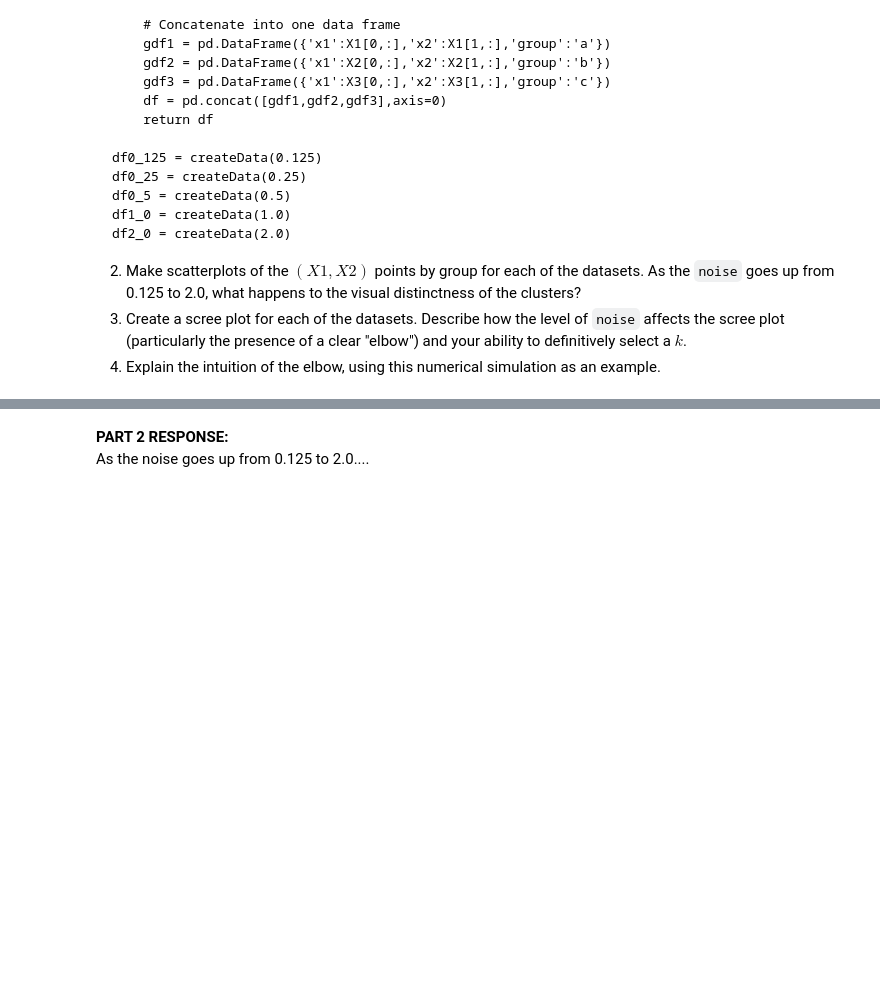
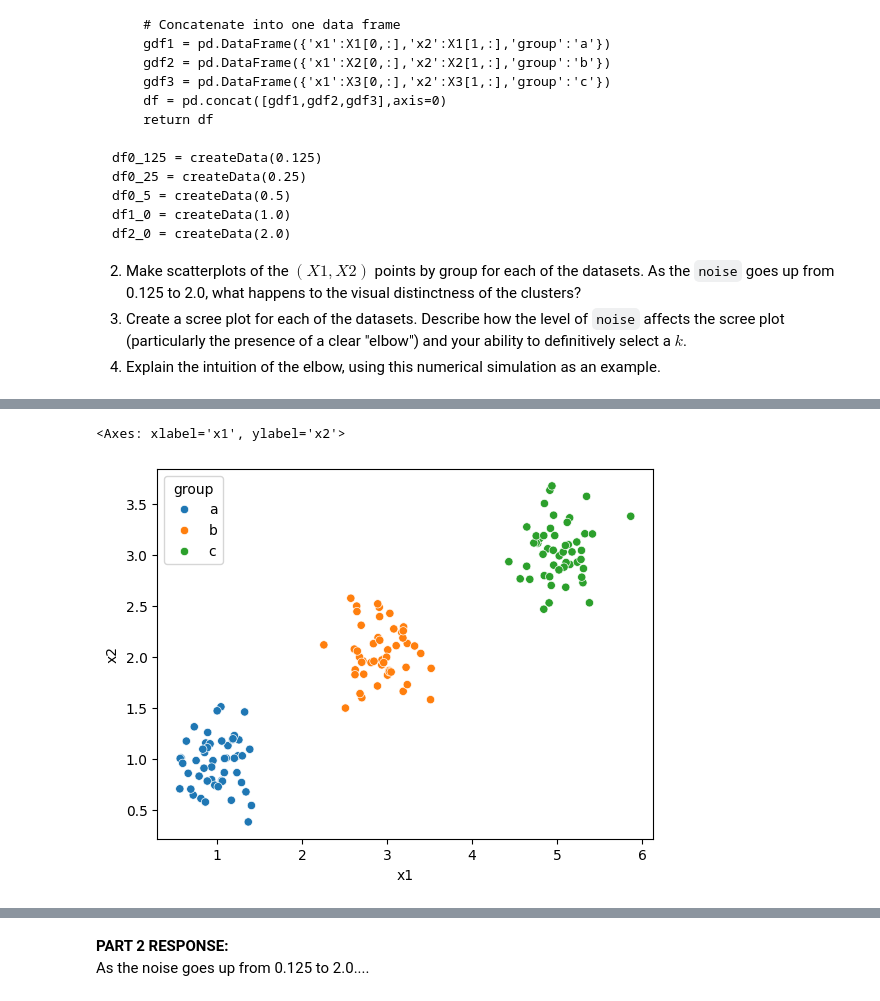
Before and after one commit to chrryyy/assignment3, a Jupyter notebook: assignment_knn_and_kmc.ipynb, the cells around one changed output, grey strips where cells are left out. Drawn from its saved outputs; the diff is of its cells as text; code cells hidden in the pictures; blank space fills up the shorter version.

```diff
--- a/assignment_knn_and_kmc.ipynb
+++ b/assignment_knn_and_kmc.ipynb
@@ -507,0 +512,6 @@ df2_0 = createData(2.0)
+# %%
+# Part 2 - Making scatterplot of (X1, X2) for noise = 0.25
+sns.scatterplot(data = df0_25, x = "x1", y = "x2", hue = "group")
+# %% [output]
+<Axes: xlabel='x1', ylabel='x2'>
+[figure, added]
```
Also changed, not shown: parts of 11 cells of this notebook.
